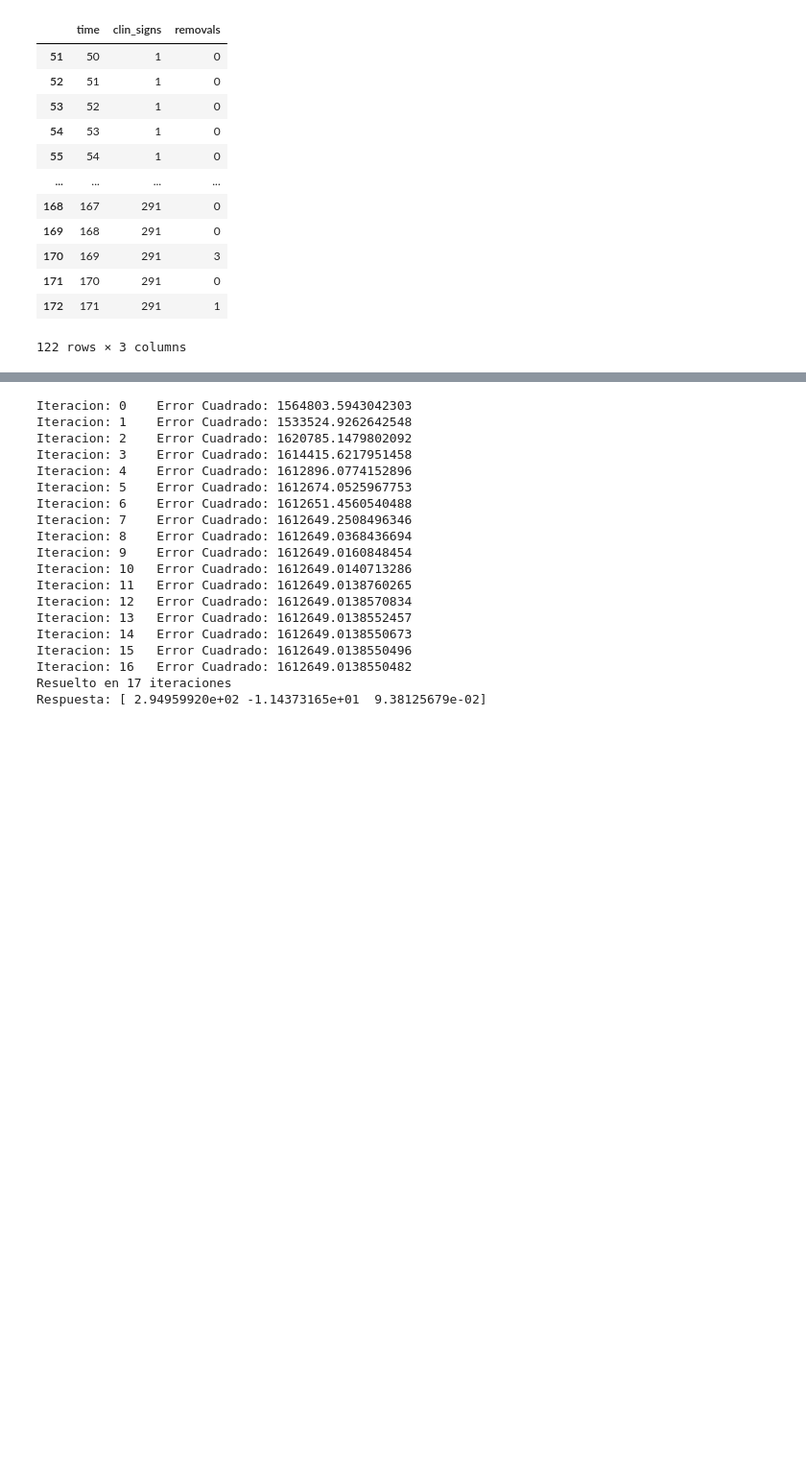
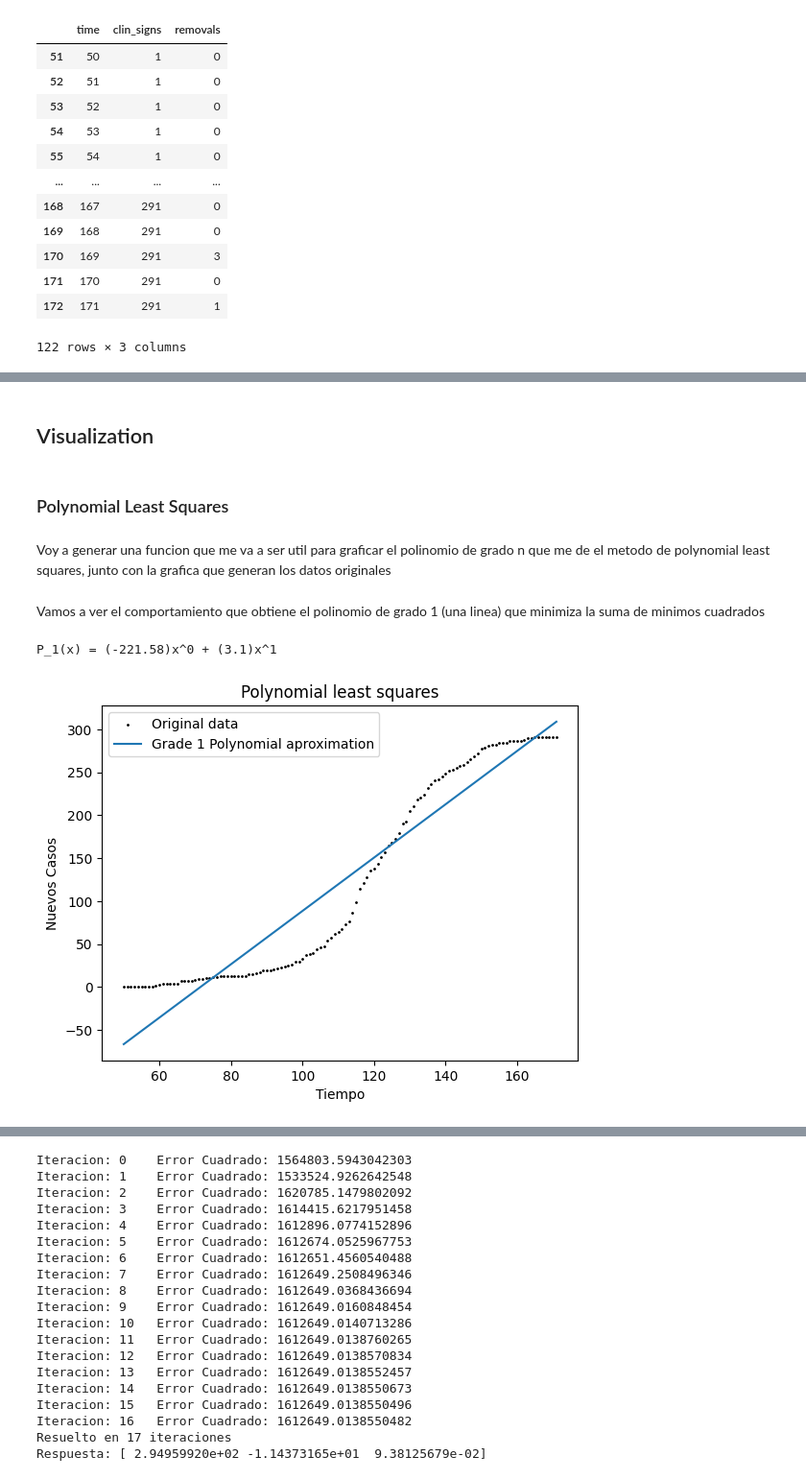
Before and after one commit to unalmedmathnum/Correa-Garcia-Lizcano-Velez, a Jupyter notebook: Tarea 2/least_squares.ipynb, the cells around one changed output, grey strips where cells are left out. Shown at 96% size. Drawn from its saved outputs; the diff is of its cells as text; code cells hidden in the pictures; blank space fills up the shorter version.

Commit message:
agregar informacion sobre el problema, cambiar estructura, mas graficas

```diff
--- a/Tarea 2/least_squares.ipynb
+++ b/Tarea 2/least_squares.ipynb
@@ -167,3 +183,32 @@ def Gauss_Newton(max_iter, tol, inicio, arr_X, arr_Y, det_tol):
     print("Iteracion:", i, "\tError Cuadrado:", temp)
 
   return B, valores_iteracion
+# %% [markdown]
+## Visualization
+# %% [markdown]
+### Polynomial Least Squares
+# %% [markdown]
+Voy a generar una funcion que me va a ser util para graficar el polinomio de grado n que me de el metodo de polynomial least squares, junto con la grafica que generan los datos originales
+# %%
+def plot_polynomial_least_squares(n):
+    arr_X = jnp.array(dataframe['time'].values.astype(np.float64))
+    arr_Y = jnp.array(dataframe['clin_signs'].values.astype(np.float64))
+
+    x_pred = linspace(arr_X[0], arr_X[-1])
+    y_pred =  polynomial_least_squares(arr_X, arr_Y, x_pred, n)
+
+    plt.scatter(arr_X, arr_Y, s=1, color="black", label = "Original data")
+    plt.plot(x_pred, y_pred, label = f"Grade {n} Polynomial aproximation")
+
+    plt.title(f"Polynomial least squares")
+    plt.xlabel('Tiempo')
+    plt.ylabel('Nuevos Casos')
+    plt.legend()
+    plt.show()
+# %% [markdown]
+Vamos a ver el comportamiento que obtiene el polinomio de grado 1 (una linea) que minimiza la suma de minimos cuadrados
+# %%
+plot_polynomial_least_squares(1)
+# %% [output]
+P_1(x) = (-221.58)x^0 + (3.1)x^1
+[figure, added]
```
Also changed, not shown: parts of 25 cells of this notebook.
